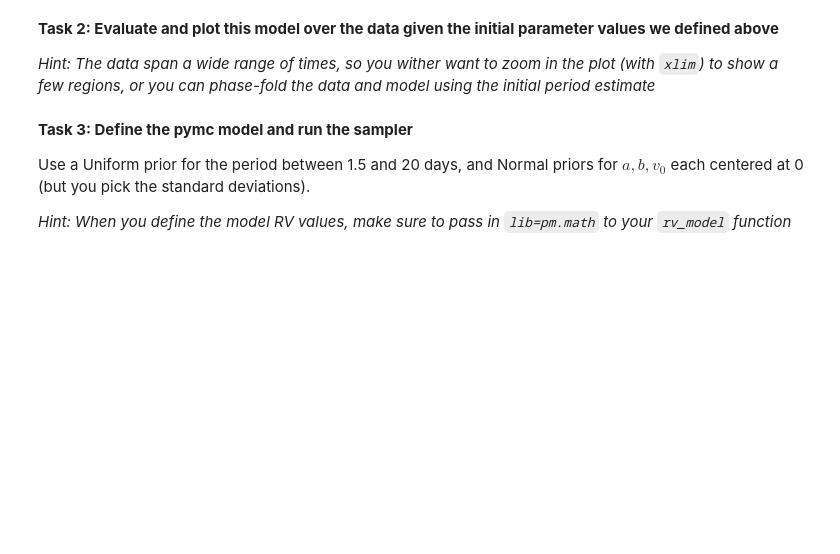
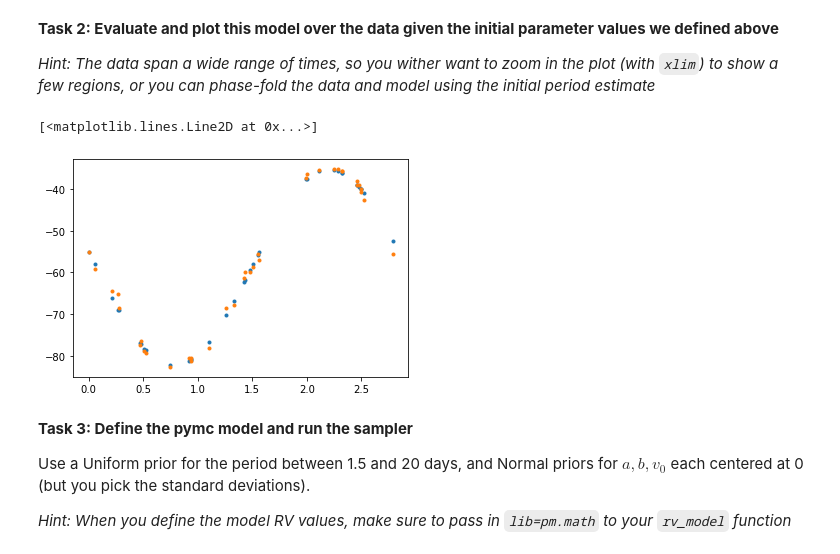
Before and after one commit to hopkins9942/LSSTC-DSFP-Sessions, a Jupyter notebook: Sessions/Session16/Day4/Hierarchical-models-1.ipynb, the cells around one changed output. Cells and saved outputs as stored; diff of their text form; code cells hidden in the pictures; blank space fills up the shorter version.

```diff
--- a/Sessions/Session16/Day4/Hierarchical-models-1.ipynb
+++ b/Sessions/Session16/Day4/Hierarchical-models-1.ipynb
@@ -426,12 +477,23 @@ init_vals = {
 *Hint: We will want to be able to evaluate this function from within a pymc model and with regular numpy arrays, so allow passing in the math library as an argument `lib` to this function*
 # %%
 def rv_model(t, P, a, b, v0, lib=np):
-    # WRITE CODE HERE
-    pass
+    return v0 + a*lib.cos(2*np.pi*t/P) + b*lib.sin(2*np.pi*t/P)
 # %% [markdown]
 **Task 2: Evaluate and plot this model over the data given the initial parameter values we defined above**
 
 *Hint: The data span a wide range of times, so you wither want to zoom in the plot (with `xlim`) to show a few regions, or you can phase-fold the data and model using the initial period estimate*
+# %%
+model_vals = rv_model(t, init_vals['P'], init_vals['a'], init_vals['b'], init_vals['v0'])
+phase = t%init_P
+
+
+
+fig,ax = plt.subplots()
+ax.plot(phase, model_vals, '.')
+ax.plot(phase, rv, '.')
+# %% [output]
+[<matplotlib.lines.Line2D at 0x...>]
+[figure, added]
 # %% [markdown]
 **Task 3: Define the pymc model and run the sampler**
 
```
Also changed, not shown: parts of 23 cells of this notebook.
